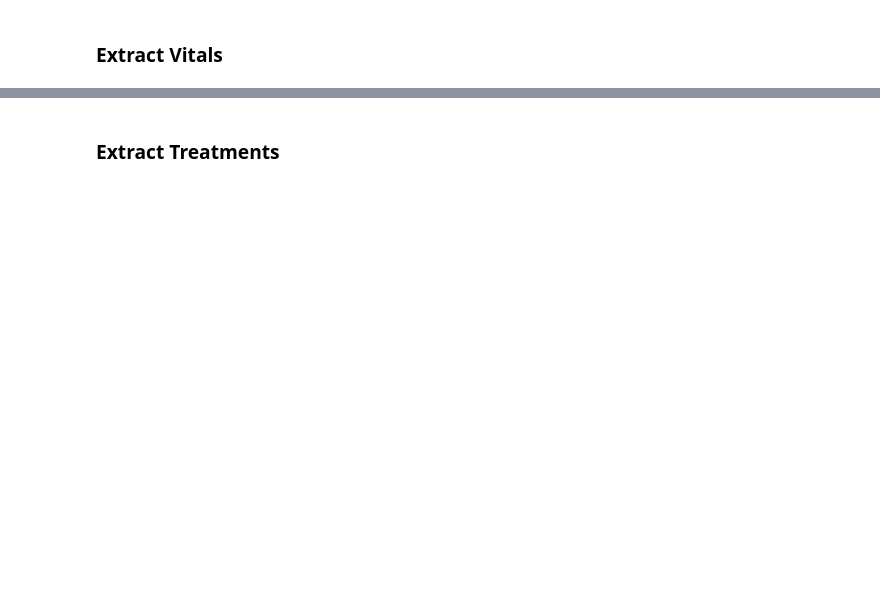
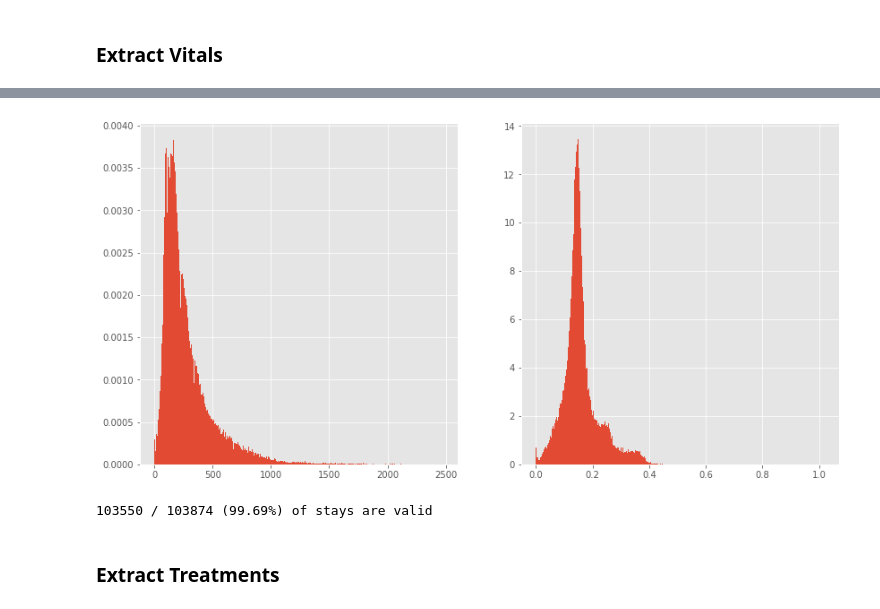
Before and after one commit to MLforHealth/MIMIC_Extract, a Jupyter notebook: eicu_extract/eICU Extract Development.ipynb, the cells around one changed output, grey strips where cells are left out. Cells and saved outputs as stored; diff of their text form; code cells hidden in the pictures; blank space fills up the shorter version.

Commit message:
eICU extractor notebook (not script) works.

```diff
--- a/eicu_extract/eICU Extract Development.ipynb
+++ b/eicu_extract/eICU Extract Development.ipynb
@@ -33,7 +37,7 @@ BLINDED = True
 # %% [markdown]
 ### Set up Args
 # %%
-idx = pd.IndexSlice
+idx_slice = pd.IndexSlice
 # %%
 args = {
     # Querier Params
@@ -45,6 +49,9 @@ args = {
     'min_duration': 24,
     'max_duration': 240,
     'min_labs_thresh': 5,
+
+    # Output directory
+    'out_path': '/crimea/latent_patient_trajectories/processed_data/eicu_extract.hdf'
 }
 # %% [markdown]
 ### Set up Querier
@@ -199,7 +336,7 @@ for col in vitals_df:
     vitals_df[col] = pd.to_numeric(vitals_df[col], 'coerce')
 vitals_df = vitals_df.groupby(vitals_df.index.names).agg(['count', 'mean', 'std'])
 
-count_per_vital = vitals_df.loc[:, idx[:, 'mean']].count(axis=0)
+count_per_vital = vitals_df.loc[:, idx_slice[:, 'mean']].count(axis=0)
 measurement_freq_per_vital = count_per_vital / N
 
 invalid_vitals = [x[0] for x in measurement_freq_per_vital[
@@ -208,7 +345,9 @@ invalid_vitals = [x[0] for x in measurement_freq_per_vital[
 vitals_df.drop(columns=[
     (k, a) for k, a in itertools.product(invalid_vitals, ('count', 'mean', 'std'))
 ], inplace=True)
-vitals_df.loc[:, idx[:, 'count']] = vitals_df.loc[:, idx[:, 'count']].fillna(0)
+vitals_df.loc[:, idx_slice[:, 'count']] = vitals_df.loc[
+    :, idx_slice[:, 'count']
+].fillna(0)
 
 vitals_df.columns.names = labs_df.columns.names
 
@@ -224,3 +363,20 @@ Took 7.261229566733042 minutes
+# %%
+count_per_vital = vitals_df.loc[:, idx_slice[:, 'mean']].count(axis=0)
+measurement_freq_per_vital = count_per_vital / N
+
+invalid_vitals = [x[0] for x in measurement_freq_per_vital[
+    measurement_freq_per_vital <= (args['min_labs_thresh']/100)
+].index]
+vitals_df.drop(columns=[
+    (k, a) for k, a in itertools.product(invalid_vitals, ('count', 'mean', 'std'))
+], inplace=True)
+vitals_df.loc[:, idx_slice[:, 'count']] = vitals_df.loc[
+    :, idx_slice[:, 'count']
+].fillna(0)
+
+vitals_df.columns.names = labs_df.columns.names
+
+labs_and_vitals_df = labs_df.join(vitals_df, how='outer')
 # %%
 blind_display(labs_and_vitals_df, blinded=BLINDED)
 # %% [output]
@@ -232,3 +388,29 @@ labs_and_vitals_df.shape:  (7237510, 84)
+# %%
+numerics_per_stay = labs_and_vitals_df.loc[:,idx_slice[:,'mean']].groupby(
+    data_df.index.names
+).count().sum(axis=1)
+meas_rate_per_stay = numerics_per_stay / ((labs_and_vitals_df.shape[1]/3) * data_df['max_hours_unit'])
+
+fig, (ax_cnt, ax_rate) = plt.subplots(nrows=1, ncols=2, sharey=False, figsize = (14, 7))
+ax_cnt.hist(numerics_per_stay, bins=500, density=True)
+ax_rate.hist(meas_rate_per_stay, bins=500, density=True)
+None
+# %% [output]
+[figure, added]
+# %%
+valid_stays = numerics_per_stay[numerics_per_stay > 10]
+n_valid_stays, n_stays = len(valid_stays), len(numerics_per_stay)
+print(f"{n_valid_stays} / {n_stays} ({100*n_valid_stays/n_stays:.2f}%) of stays are valid")
+data_df = data_df.loc[valid_stays.index]
+valid_icustays = set(data_df.index.get_level_values('icustay_id'))
+labs_and_vitals_df = labs_and_vitals_df.loc[
+    labs_and_vitals_df.index.get_level_values('icustay_id').isin(valid_icustays)
+]
+labs_df = labs_df.loc[
+    labs_df.index.get_level_values('icustay_id').isin(valid_icustays)
+]
+# %% [output]
+103550 / 103874 (99.69%) of stays are valid
 # %% [markdown]
 ### Extract Treatments
 # %%
```
Also changed, not shown: parts of 17 cells of this notebook, 1 other file.
